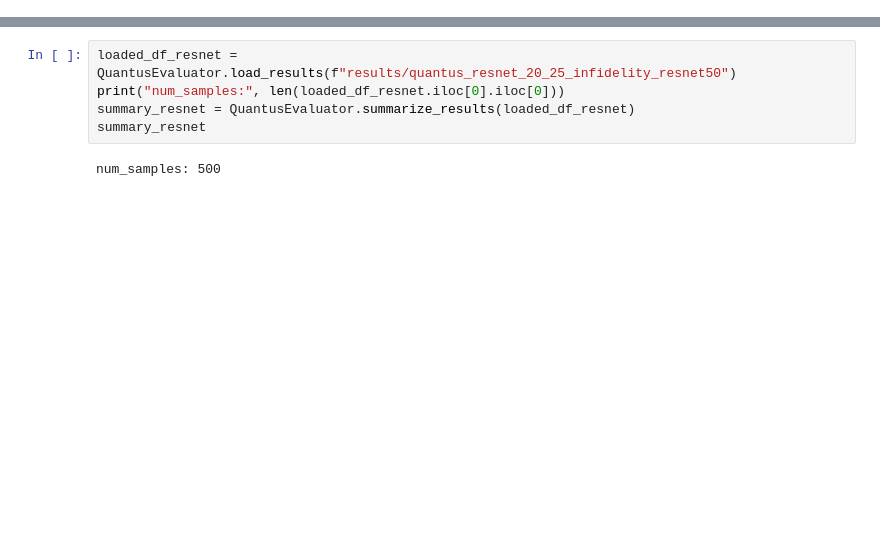
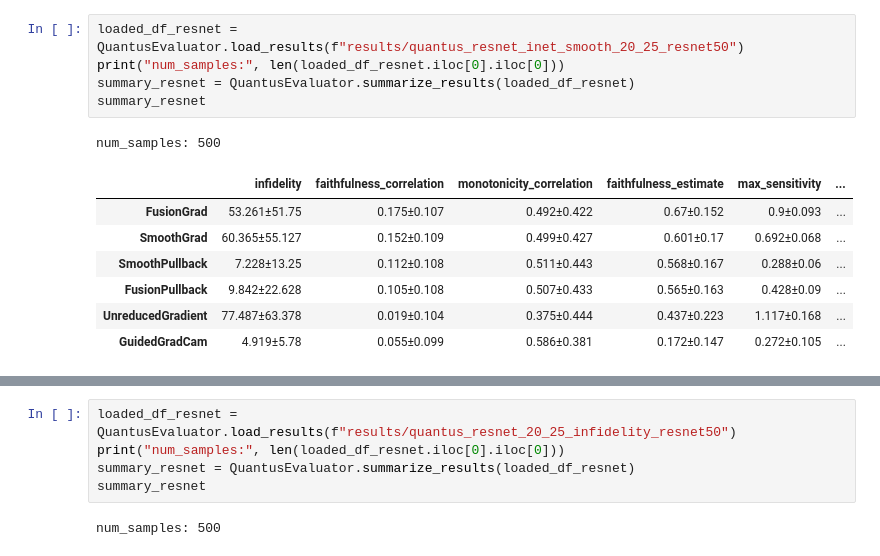
Before and after one commit to 314-Foundation/SemanticPullbacks, a Jupyter notebook: notebooks/verify_results.ipynb, the cells around one changed output, grey strips where cells are left out. Drawn from its saved outputs; the diff is of its cells as text; blank space fills up the shorter version.

```diff
--- a/notebooks/verify_results.ipynb
+++ b/notebooks/verify_results.ipynb
@@ -28,3 +25,17 @@ The autoreload extension is already loaded. To reload it, use:
+# %%
+loaded_df_resnet = QuantusEvaluator.load_results(f"results/quantus_resnet_inet_smooth_20_25_resnet50")
+print("num_samples:", len(loaded_df_resnet.iloc[0].iloc[0]))
+summary_resnet = QuantusEvaluator.summarize_results(loaded_df_resnet)
+summary_resnet
+# %% [output]
+num_samples: 500
+|  | infidelity | faithfulness_correlation | monotonicity_correlation | faithfulness_estimate | max_sensitivity | ... |
+| FusionGrad | 53.261±51.75 | 0.175±0.107 | 0.492±0.422 | 0.67±0.152 | 0.9±0.093 | ... |
+| SmoothGrad | 60.365±55.127 | 0.152±0.109 | 0.499±0.427 | 0.601±0.17 | 0.692±0.068 | ... |
+| SmoothPullback | 7.228±13.25 | 0.112±0.108 | 0.511±0.443 | 0.568±0.167 | 0.288±0.06 | ... |
+| FusionPullback | 9.842±22.628 | 0.105±0.108 | 0.507±0.433 | 0.565±0.163 | 0.428±0.09 | ... |
+| UnreducedGradient | 77.487±63.378 | 0.019±0.104 | 0.375±0.444 | 0.437±0.223 | 1.117±0.168 | ... |
+| GuidedGradCam | 4.919±5.78 | 0.055±0.099 | 0.586±0.381 | 0.172±0.147 | 0.272±0.105 | ... |
 # %%
 loaded_df_resnet = QuantusEvaluator.load_results(f"results/quantus_resnet_inet_20_25_infidelity_resnet50")
 print("num_samples:", len(loaded_df_resnet.iloc[0].iloc[0]))
```
Also changed, not shown: parts of 5 cells of this notebook, 4 other files.
